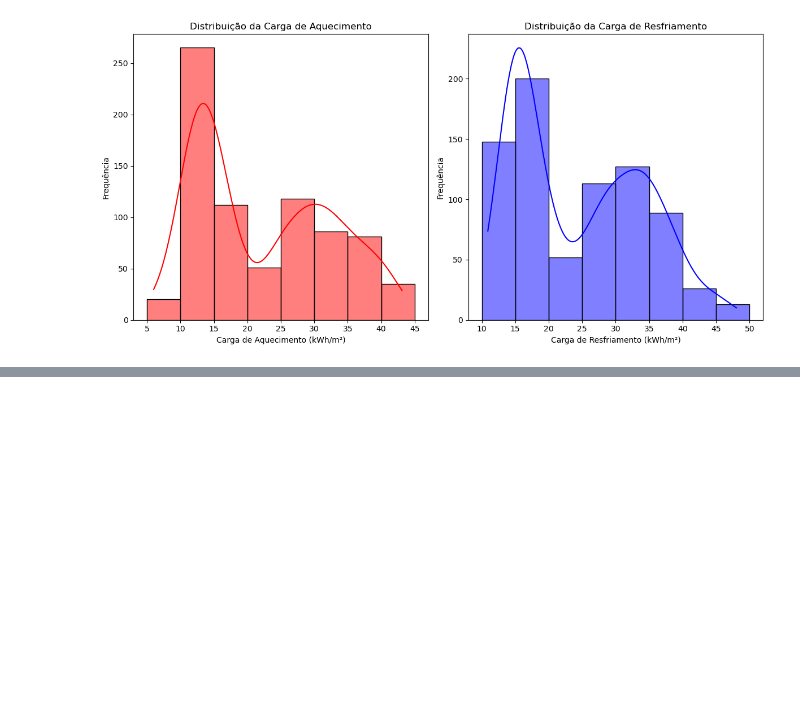
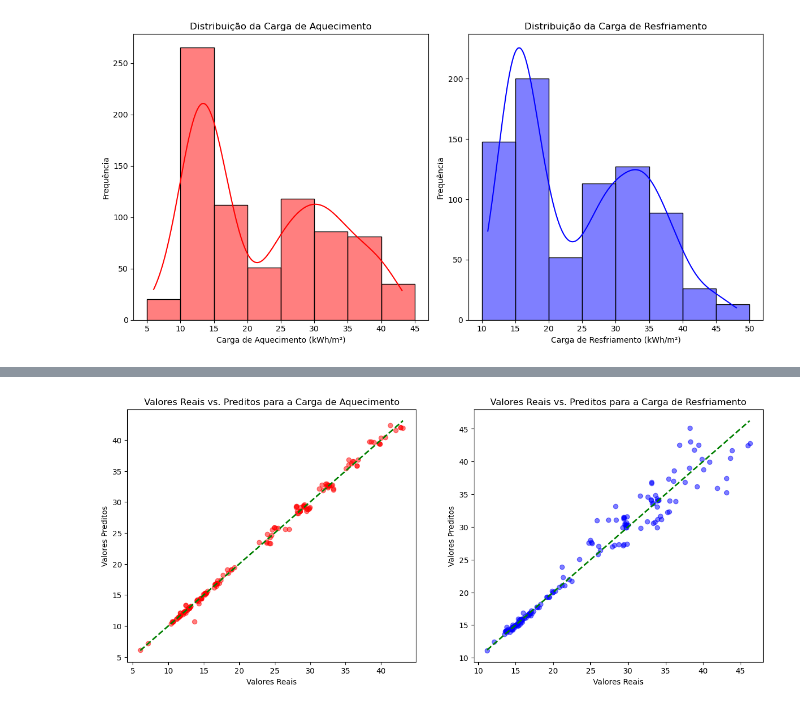
Before and after one commit to EmmanuelMNeto/Project_ia_a3, a Jupyter notebook: Project IA/ia.ipynb, the cells around one changed output, grey strips where cells are left out. Drawn from its saved outputs; the diff is of its cells as text; code cells hidden in the pictures; blank space fills up the shorter version.

```diff
--- a/Project IA/ia.ipynb
+++ b/Project IA/ia.ipynb
@@ -202,0 +197,16 @@ X_treino.shape, X_teste.shape, y_treino.shape, y_teste.shape
+# %%
+from sklearn.model_selection import train_test_split
+
+seed = 60
+
+# Divisão de dados para Carga de Aquecimento
+X_treino_aq, X_teste_aq, y_treino_aq, y_teste_aq = train_test_split(
+    X, y_aq, test_size=0.2, random_state=seed
+)
+
+# Divisão de dados para Carga de Resfriamento
+X_treino_res, X_teste_res, y_treino_res, y_teste_res = train_test_split(
+    X, y_res, test_size=0.2, random_state=seed
+)
+
+X_treino_aq.shape, X_teste_aq.shape, y_treino_aq.shape, y_teste_aq.shape, X_treino_res.shape, X_teste_res.shape, y_treino_res.shape, y_teste_res.shape
@@ -209,10 +221,13 @@ O Random Forest Regressor é um algoritmo de aprendizado de máquina utilizado p
 from sklearn.ensemble import RandomForestRegressor
 
 # Criando o modelo
-modelo = RandomForestRegressor(n_estimators=100, random_state=seed)
+modelo_aq = RandomForestRegressor(n_estimators=100, random_state=seed)
+modelo_res = RandomForestRegressor(n_estimators=100, random_state=seed)
 
 # Treinando o modelo
-modelo.fit(X_treino, y_treino)
+modelo_aq.fit(X_treino_aq, y_treino_aq)
+modelo_res.fit(X_treino_res, y_treino_res)
 
 # Realizando predições no conjunto de teste
-y_pred = modelo.predict(X_teste)
+y_pred_aq = modelo_aq.predict(X_teste_aq)
+y_pred_res = modelo_res.predict(X_teste_res)
@@ -229,0 +292,20 @@ print(f'R²: {r2}')
+# %%
+plt.figure(figsize=(15, 6))
+
+plt.subplot(1, 2, 1)
+plt.scatter(y_teste_aq, y_pred_aq, color='red', alpha=0.5)
+plt.plot([min(y_teste_aq), max(y_teste_aq)], [min(y_teste_aq), max(y_teste_aq)], color='green', lw=2, linestyle='--')
+plt.title('Valores Reais vs. Preditos para a Carga de Aquecimento')
+plt.xlabel('Valores Reais')
+plt.ylabel('Valores Preditos')
+
+plt.subplot(1, 2, 2)
+plt.scatter(y_teste_res, y_pred_res, color='blue', alpha=0.5)
+plt.plot([min(y_teste_res), max(y_teste_res)], [min(y_teste_res), max(y_teste_res)], color='green', lw=2, linestyle='--')
+plt.title('Valores Reais vs. Preditos para a Carga de Resfriamento')
+plt.xlabel('Valores Reais')
+plt.ylabel('Valores Preditos')
+
+plt.show()
+# %% [output]
+[figure, added]
```
Also changed, not shown: parts of 28 cells of this notebook.
